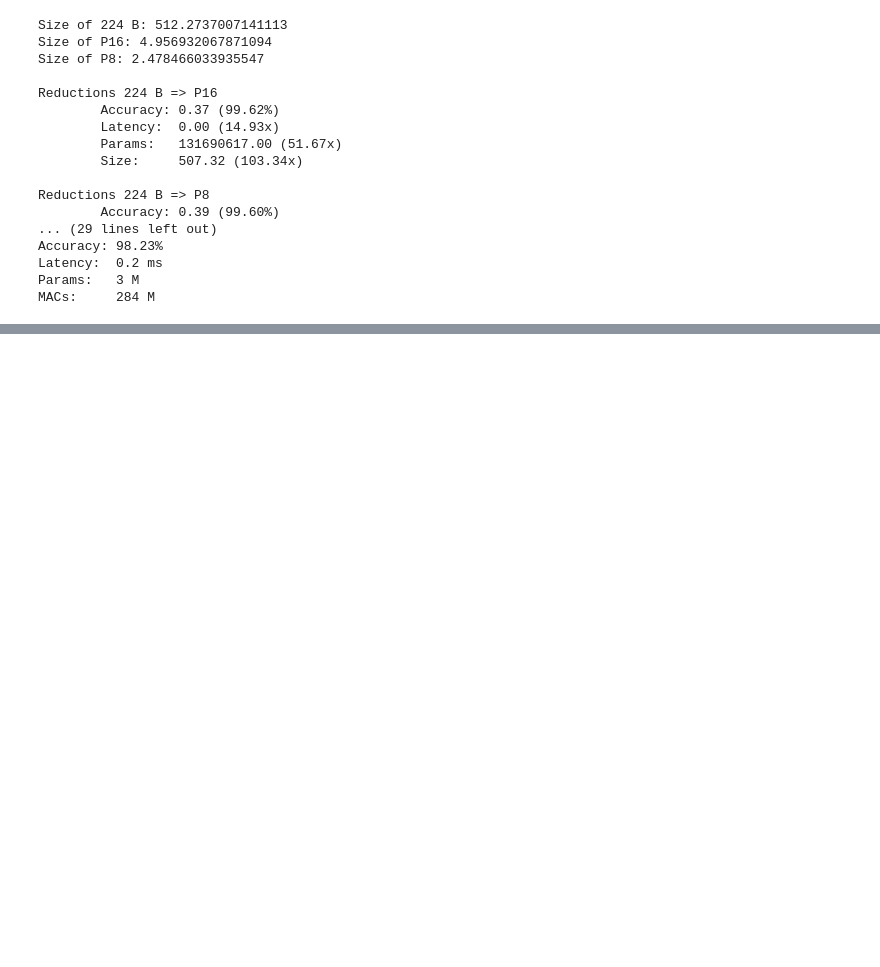
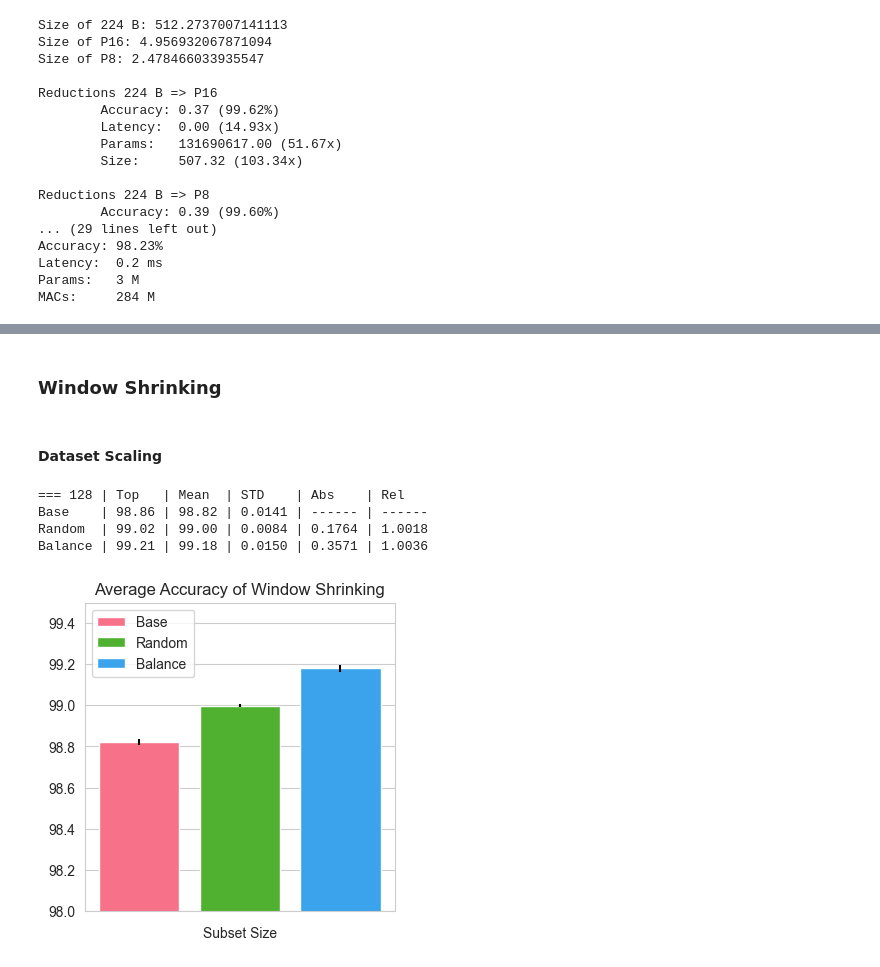
Before and after one commit to Tavonput/ECG-Optimization, a Jupyter notebook: Notebooks/benchmark.ipynb, the cells around one changed output, grey strips where cells are left out. Cells and saved outputs as stored; diff of their text form; code cells hidden in the pictures; blank space fills up the shorter version.

```diff
--- a/Notebooks/benchmark.ipynb
+++ b/Notebooks/benchmark.ipynb
@@ -802,0 +934,37 @@ MACs:     284 M
+# %% [markdown]
+### Window Shrinking
+# %% [markdown]
+#### Dataset Scaling
+# %%
+# Base vs Balance vs Random
+groups = GroupedValues()
+
+stats_base = TrainingStats(from_save=f"../Pretrained/ECG-Raw/Base/resnet18_ep50_i128/stats.txt")
+top, mean, std = compute_top_mean_std(stats_base.running_accuracy, discard=20)
+groups.add_to_group("", mean, std)
+
+stats_random = TrainingStats(from_save=f"../Pretrained/ECG-Raw/Window-Shrinking/random/resnet18_ep30_i128_r1.0/stats.txt")
+top, mean, std = compute_top_mean_std(stats_random.running_accuracy, discard=10)
+groups.add_to_group("", mean, std)
+
+stats_balance = TrainingStats(from_save=f"../Pretrained/ECG-Raw/Window-Shrinking/balance/resnet18_ep30_i128_r1.0/stats.txt")
+top, mean, std = compute_top_mean_std(stats_balance.running_accuracy, discard=10)
+groups.add_to_group("", mean, std)
+
+display_training_stat_table([stats_random, stats_balance], stats_base, ["Random  ", "Balance "], "128")
+
+
+config = PlotConfig(
+    title    = "Average Accuracy of Window Shrinking",
+    x_label  = "Subset Size",
+    y_range  = (98, 99.5),
+    legend   = ["Base", "Random", "Balance"],
+    fig_size = (4, 4)
+)
+grouped_bar_plot(groups, config)
+# %% [output]
+=== 128 | Top   | Mean  | STD    | Abs    | Rel
+Base    | 98.86 | 98.82 | 0.0141 | ------ | ------
+Random  | 99.02 | 99.00 | 0.0084 | 0.1764 | 1.0018
+Balance | 99.21 | 99.18 | 0.0150 | 0.3571 | 1.0036
+[figure, added]
```
Also changed, not shown: parts of 18 cells of this notebook, 13 other files.
